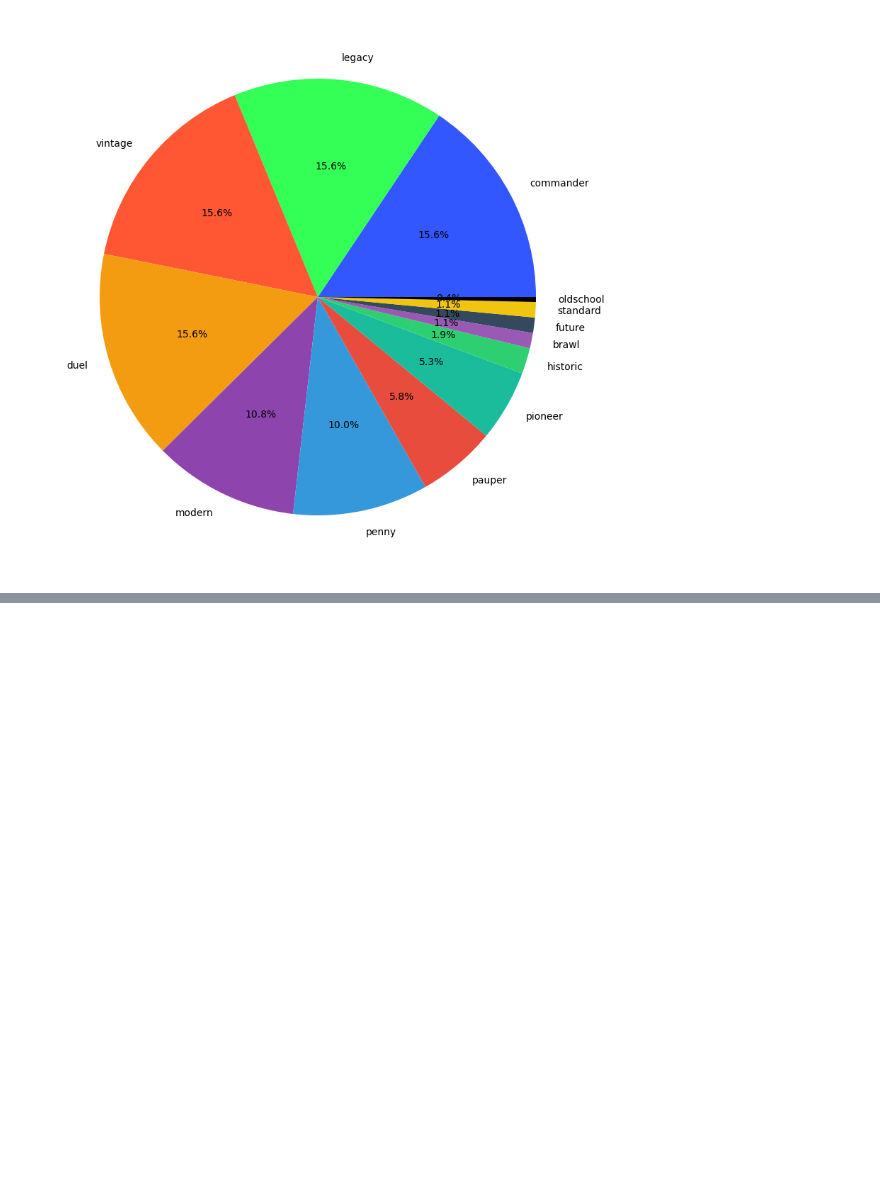
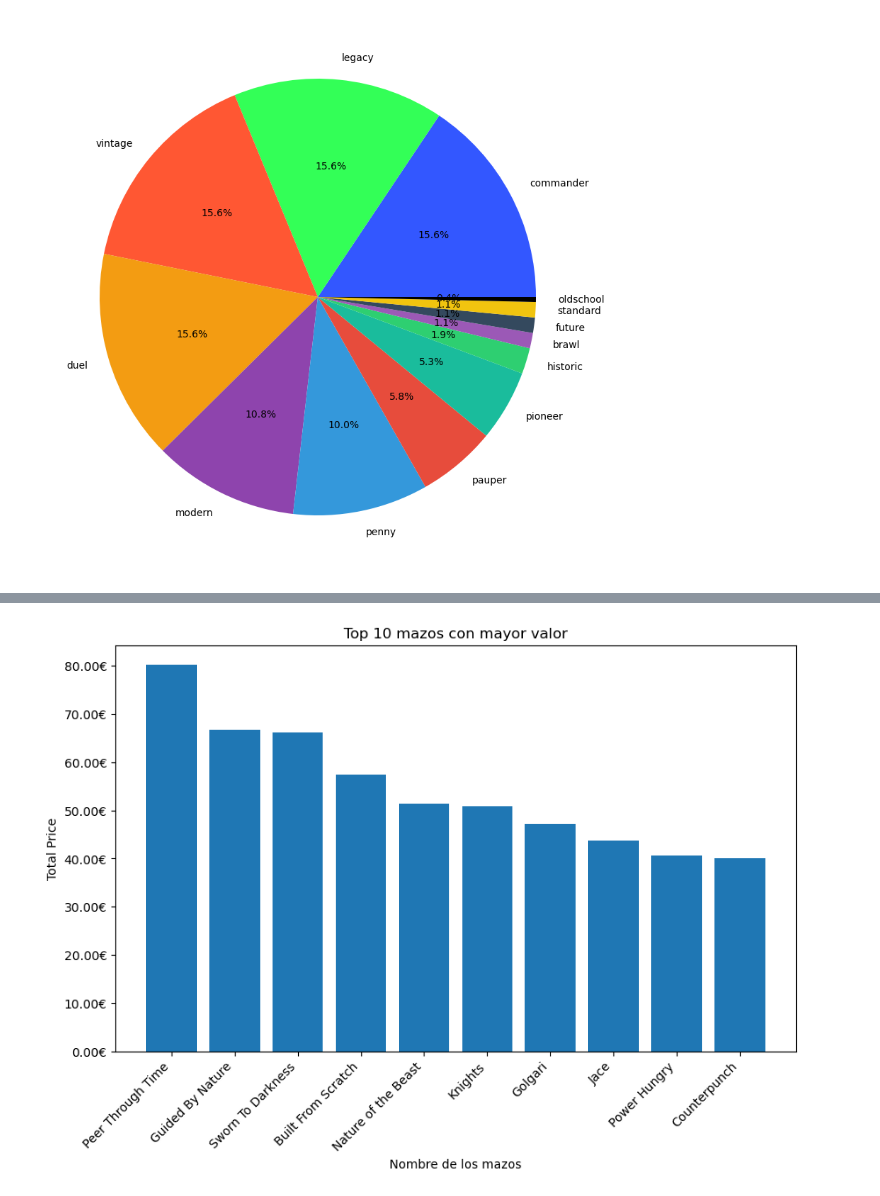
Before and after one commit to RubG4/TFM_MasterBigData_MTG, a Jupyter notebook: Main.ipynb, the cells around one changed output, grey strips where cells are left out. Saved outputs shown, nothing was run; the diff lists cells and outputs as text; code cells hidden in the pictures; blank space fills up the shorter version.

```diff
--- a/Main.ipynb
+++ b/Main.ipynb
@@ -180,0 +187,42 @@ dfMazos
+# %%
+#Funciones para agrupar datos relevantes para el analisis
+
+#Obtenemos la suma de los precios
+def sum_prices(mainBoard):
+    total = 0
+    for item in mainBoard:
+        prices = item.get('prices', {})
+        mtgo = prices.get('mtgo', {})
+        price = mtgo.get('2019-11-10', 0)
+        total += price
+    return total
+#Obtenemos la combinación de los colores del mazo
+def deck_colors(mainBoard):
+    colors = set()
+    for item in mainBoard:
+        if 'colors' in item:
+            colors.update(item['colors'])
+    return list(colors)
+# %%
+#función para dar formato a las etiquetas
+def euro_format(x, pos):
+    return f'{x:,.2f}€'
+# %%
+dfMazos['total_price'] = dfMazos['mainBoard'].apply(sum_prices)
+dfMazos['deck_color'] = dfMazos['mainBoard'].apply(deck_colors)
+# %%
+#Obtenemos los 10 con mayor valor
+top_10 = dfMazos.nlargest(10, 'total_price')
+formatter = FuncFormatter(euro_format)
+
+# Crear el gráfico
+plt.figure(figsize=(10, 6))
+plt.bar(top_10['name'], top_10['total_price'])
+plt.xlabel('Nombre de los mazos')
+plt.ylabel('Total Price')
+plt.title('Top 10 mazos con mayor valor')
+plt.gca().yaxis.set_major_formatter(formatter)
+plt.xticks(rotation=45, ha='right')  # Rotar las etiquetas del eje X si es necesario
+plt.show()
+# %% [output]
+[figure, added]
```
Also changed, not shown: parts of 10 cells of this notebook, 1 other file.
